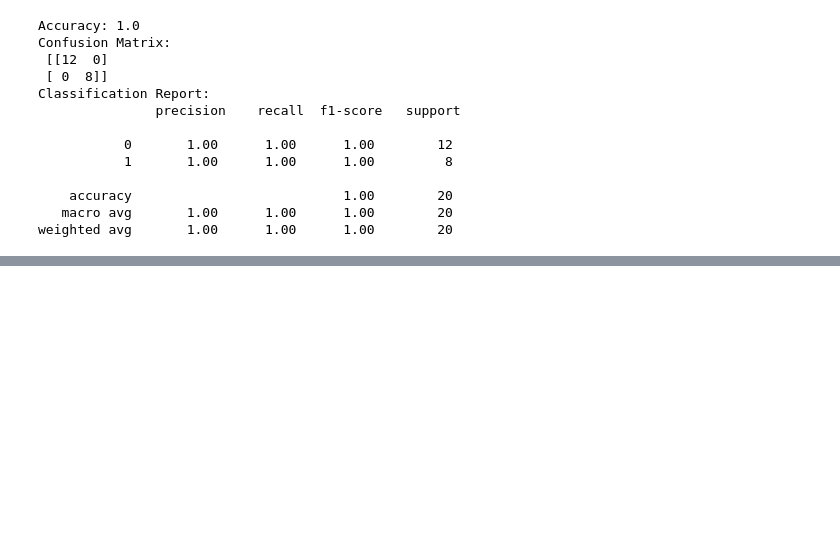
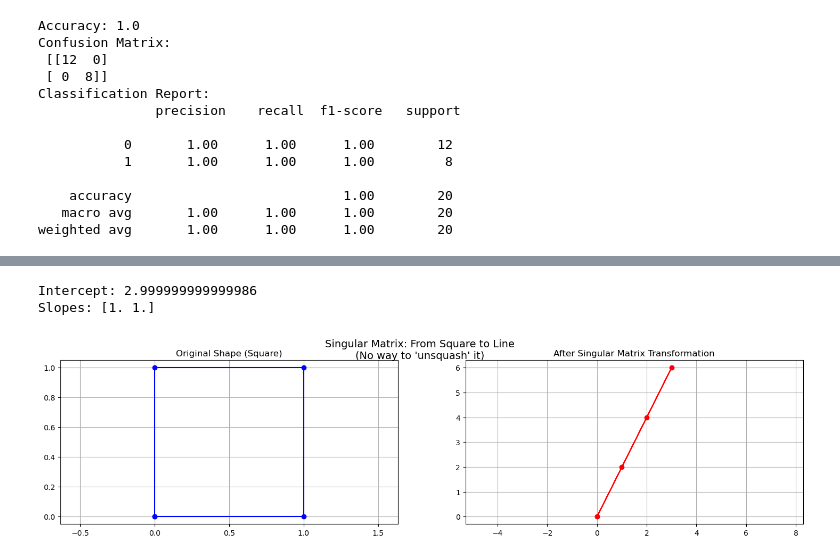
Before and after one commit to daemonX10/Notes, a Jupyter notebook: 02_programming_tools/01_python_ml/code.ipynb, the cells around one changed output, grey strips where cells are left out. Saved outputs shown, nothing was run; the diff lists cells and outputs as text; code cells hidden in the pictures; blank space fills up the shorter version.

```diff
--- a/02_programming_tools/01_python_ml/code.ipynb
+++ b/02_programming_tools/01_python_ml/code.ipynb
@@ -368,0 +500,69 @@ weighted avg       1.00      1.00      1.00        20
+# %%
+import numpy as np
+
+def normal_equation(X, y):
+    # Add 1s for intercept
+    ones = np.ones((X.shape[0], 1))
+    X_b = np.hstack((ones, X))  # shape: (n_samples, n_features+1)
+
+    # Calculate beta = (X^T X)^(-1) X^T y
+    XT = X_b.T
+    XTX = XT.dot(X_b)
+    XTX_inv = np.linalg.inv(XTX)
+    XTy = XT.dot(y)
+    beta = XTX_inv.dot(XTy)
+
+    return beta
+
+# Example
+X = np.array([[1, 2], [2, 0], [3, 1]])
+y = np.array([6, 5, 7])
+
+coeffs = normal_equation(X, y)
+print("Intercept:", coeffs[0])
+print("Slopes:", coeffs[1:])
+# %% [output]
+Intercept: 2.999999999999986
+Slopes: [1. 1.]
+# %%
+import matplotlib.pyplot as plt
+import numpy as np
+
+# Original square in 2D
+square = np.array([
+    [0, 0],
+    [1, 0],
+    [1, 1],
+    [0, 1],
+    [0, 0]  # close the shape
+])
+
+# Transformation matrix (singular)
+A = np.array([
+    [1, 2],
+    [2, 4]  # second row is multiple of first
+])
+
+# Apply transformation
+transformed_square = square @ A.T
+
+# Plot original square
+plt.figure(figsize=(18,4))
+
+plt.subplot(1,2,1)
+plt.plot(square[:,0], square[:,1], 'b-o')
+plt.title("Original Shape (Square)")
+plt.axis('equal')
+plt.grid(True)
+
+# Plot transformed "squashed" square
+plt.subplot(1,2,2)
+plt.plot(transformed_square[:,0], transformed_square[:,1], 'r-o')
+plt.title("After Singular Matrix Transformation")
+plt.axis('equal')
+plt.grid(True)
+
+plt.suptitle("Singular Matrix: From Square to Line\n(No way to 'unsquash' it)", fontsize=14)
+plt.show()
+# %% [output]
+[figure, added]
```
Also changed, not shown: parts of 31 cells of this notebook.
